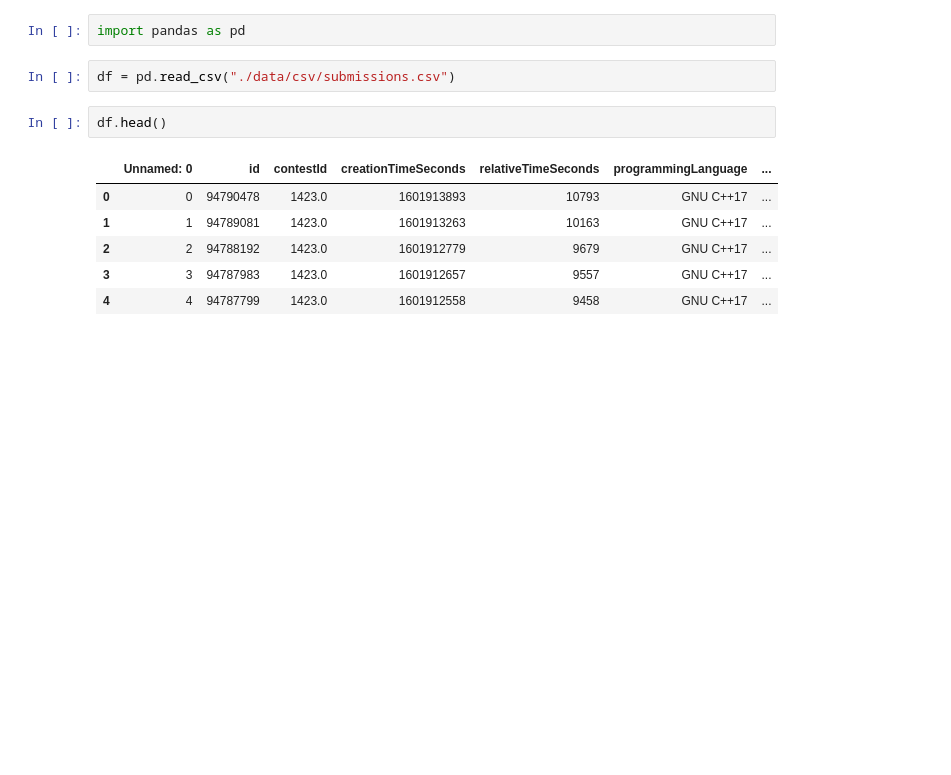
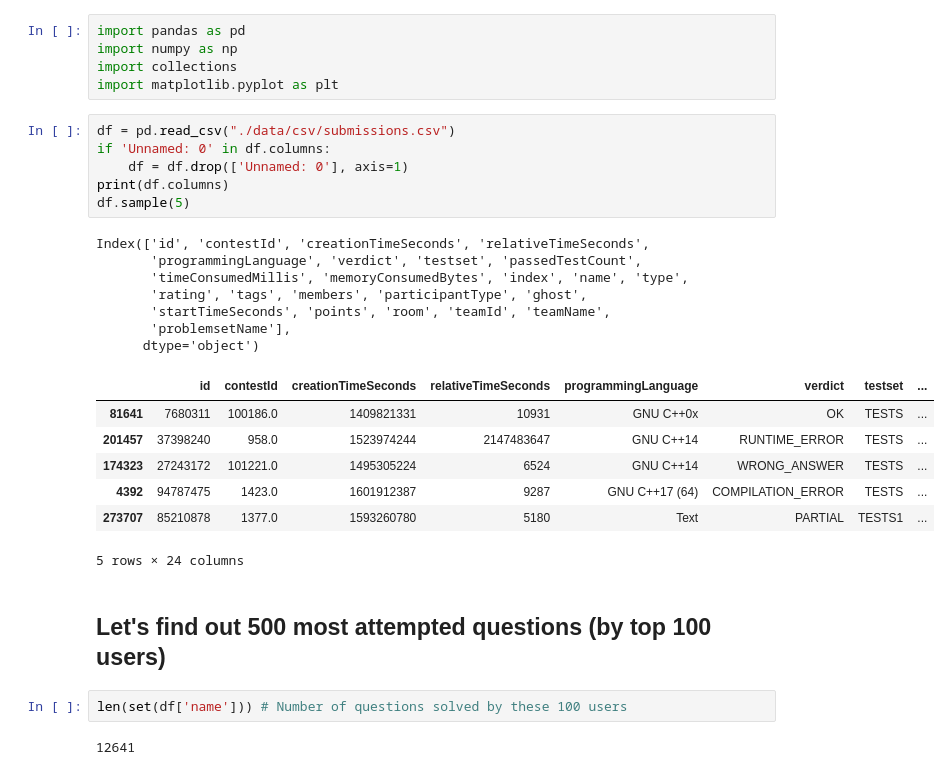
Before and after one commit to AshutoshFreak/Sensei, a Jupyter notebook: notebook.ipynb, the cells around one changed output. Cells and saved outputs as stored; diff of their text form; blank space fills up the shorter version.

Commit message:
Notebook to generate data in required format

```diff
--- a/notebook.ipynb
+++ b/notebook.ipynb
@@ -1,13 +1,32 @@
-# %%
-import pandas as pd
-# %%
-df = pd.read_csv("./data/csv/submissions.csv")
-# %%
-df.head()
-# %% [output]
-|  | Unnamed: 0 | id | contestId | creationTimeSeconds | relativeTimeSeconds | programmingLanguage | ... |
-| 0 | 0 | 94790478 | 1423.0 | 1601913893 | 10793 | GNU C++17 | ... |
-| 1 | 1 | 94789081 | 1423.0 | 1601913263 | 10163 | GNU C++17 | ... |
-| 2 | 2 | 94788192 | 1423.0 | 1601912779 | 9679 | GNU C++17 | ... |
-| 3 | 3 | 94787983 | 1423.0 | 1601912657 | 9557 | GNU C++17 | ... |
-| 4 | 4 | 94787799 | 1423.0 | 1601912558 | 9458 | GNU C++17 | ... |
+# %%
+import pandas as pd
+import numpy as np
+import collections
+import matplotlib.pyplot as plt
+# %%
+df = pd.read_csv("./data/csv/submissions.csv")
+if 'Unnamed: 0' in df.columns:
+    df = df.drop(['Unnamed: 0'], axis=1)
+print(df.columns)
+df.sample(5)
+# %% [output]
+Index(['id', 'contestId', 'creationTimeSeconds', 'relativeTimeSeconds',
+       'programmingLanguage', 'verdict', 'testset', 'passedTestCount',
+       'timeConsumedMillis', 'memoryConsumedBytes', 'index', 'name', 'type',
+       'rating', 'tags', 'members', 'participantType', 'ghost',
+       'startTimeSeconds', 'points', 'room', 'teamId', 'teamName',
+       'problemsetName'],
+      dtype='object')
+|  | id | contestId | creationTimeSeconds | relativeTimeSeconds | programmingLanguage | verdict | testset | ... |
+| 81641 | 7680311 | 100186.0 | 1409821331 | 10931 | GNU C++0x | OK | TESTS | ... |
+| 201457 | 37398240 | 958.0 | 1523974244 | 2147483647 | GNU C++14 | RUNTIME_ERROR | TESTS | ... |
+| 174323 | 27243172 | 101221.0 | 1495305224 | 6524 | GNU C++14 | WRONG_ANSWER | TESTS | ... |
+| 4392 | 94787475 | 1423.0 | 1601912387 | 9287 | GNU C++17 (64) | COMPILATION_ERROR | TESTS | ... |
+| 273707 | 85210878 | 1377.0 | 1593260780 | 5180 | Text | PARTIAL | TESTS1 | ... |
+5 rows × 24 columns
+# %% [markdown]
+## Let's find out 500 most attempted questions (by top 100 users)
+# %%
+len(set(df['name'])) # Number of questions solved by these 100 users
+# %% [output]
+12641
```
Also changed, not shown: parts of 9 cells of this notebook, 1 other file.
